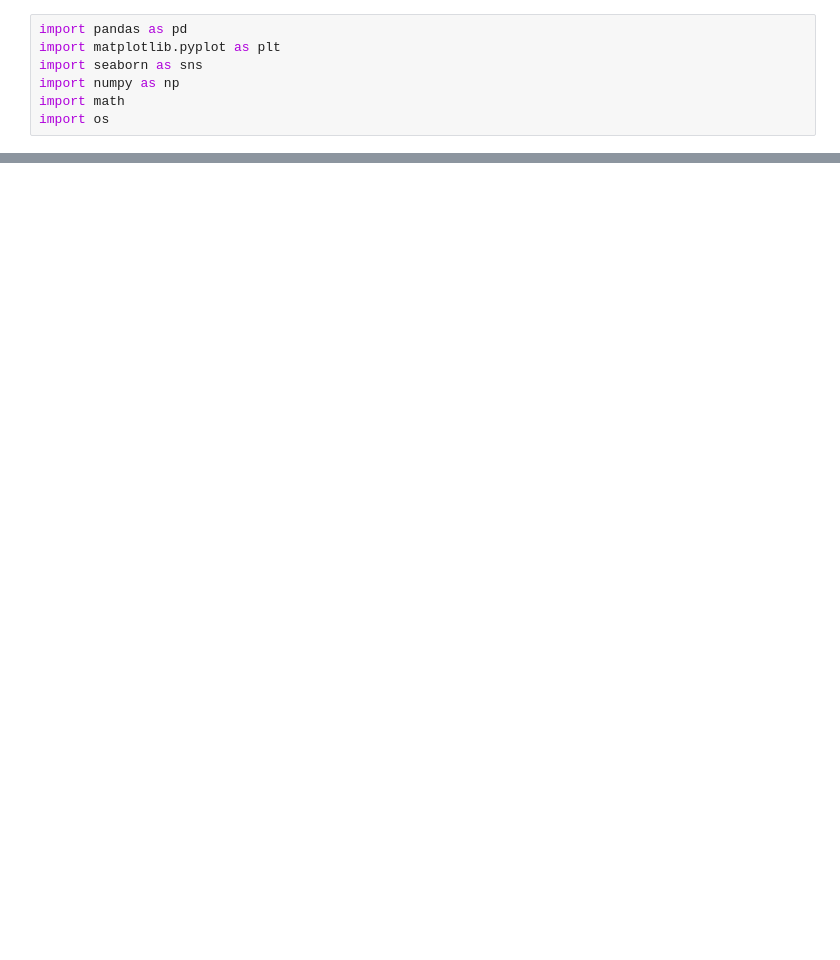
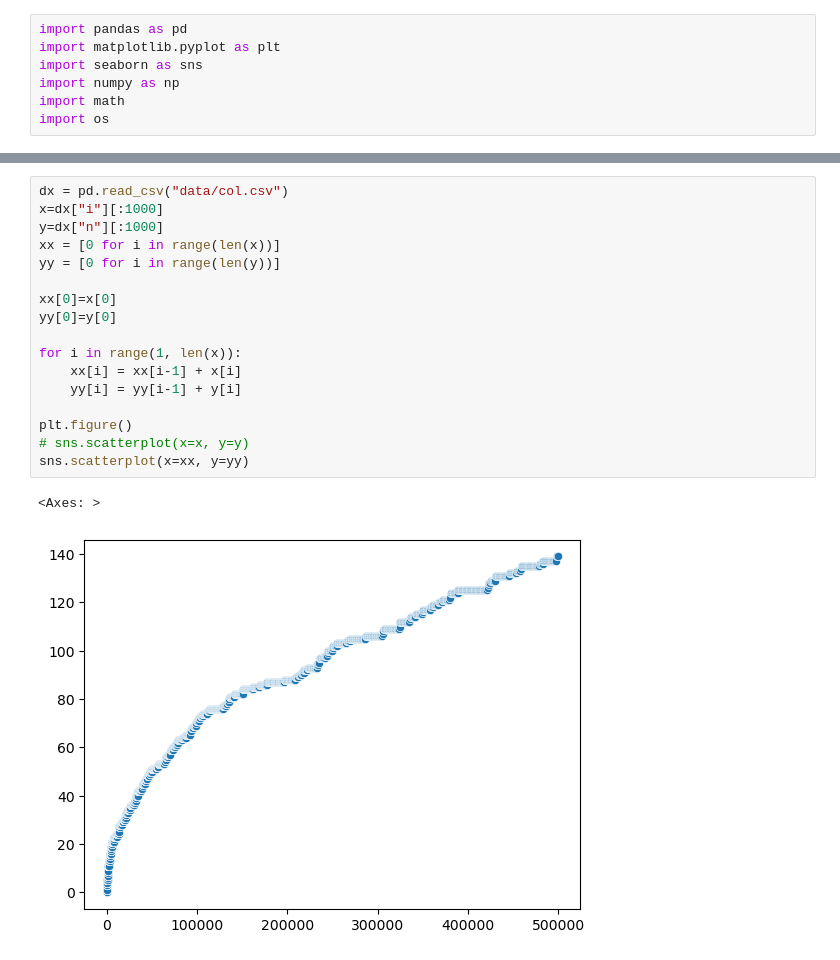
Before and after one commit to phystech123/math_models, a Jupyter notebook: 2sem/7week/visual.ipynb, the cells around one changed output, grey strips where cells are left out. Saved outputs shown, nothing was run; the diff lists cells and outputs as text; blank space fills up the shorter version.

```diff
--- a/2sem/7week/visual.ipynb
+++ b/2sem/7week/visual.ipynb
@@ -22,0 +72,20 @@ c*e(-g - sqrt(g**2 - w**2)t) ...(0) = c*2*(-sqrt(g**2 - w**2))=10 => c=1/(2sqrt(
+# %%
+dx = pd.read_csv("data/col.csv")
+x=dx["i"][:1000]
+y=dx["n"][:1000]
+xx = [0 for i in range(len(x))]
+yy = [0 for i in range(len(y))]
+
+xx[0]=x[0]
+yy[0]=y[0]
+
+for i in range(1, len(x)):
+    xx[i] = xx[i-1] + x[i]
+    yy[i] = yy[i-1] + y[i]
+
+plt.figure()
+# sns.scatterplot(x=x, y=y)
+sns.scatterplot(x=xx, y=yy)
+# %% [output]
+<Axes: >
+[figure, added]
```
Also changed, not shown: parts of 7 cells of this notebook, 29 other files.
